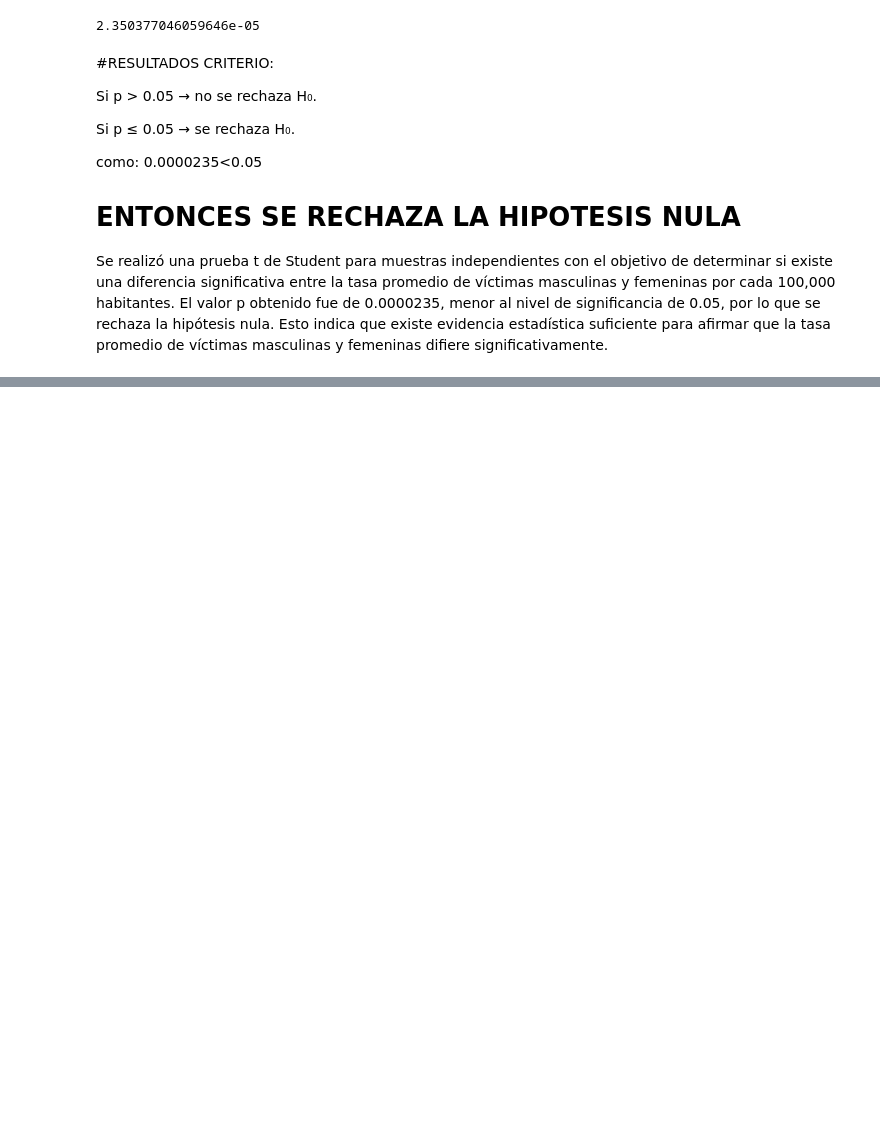
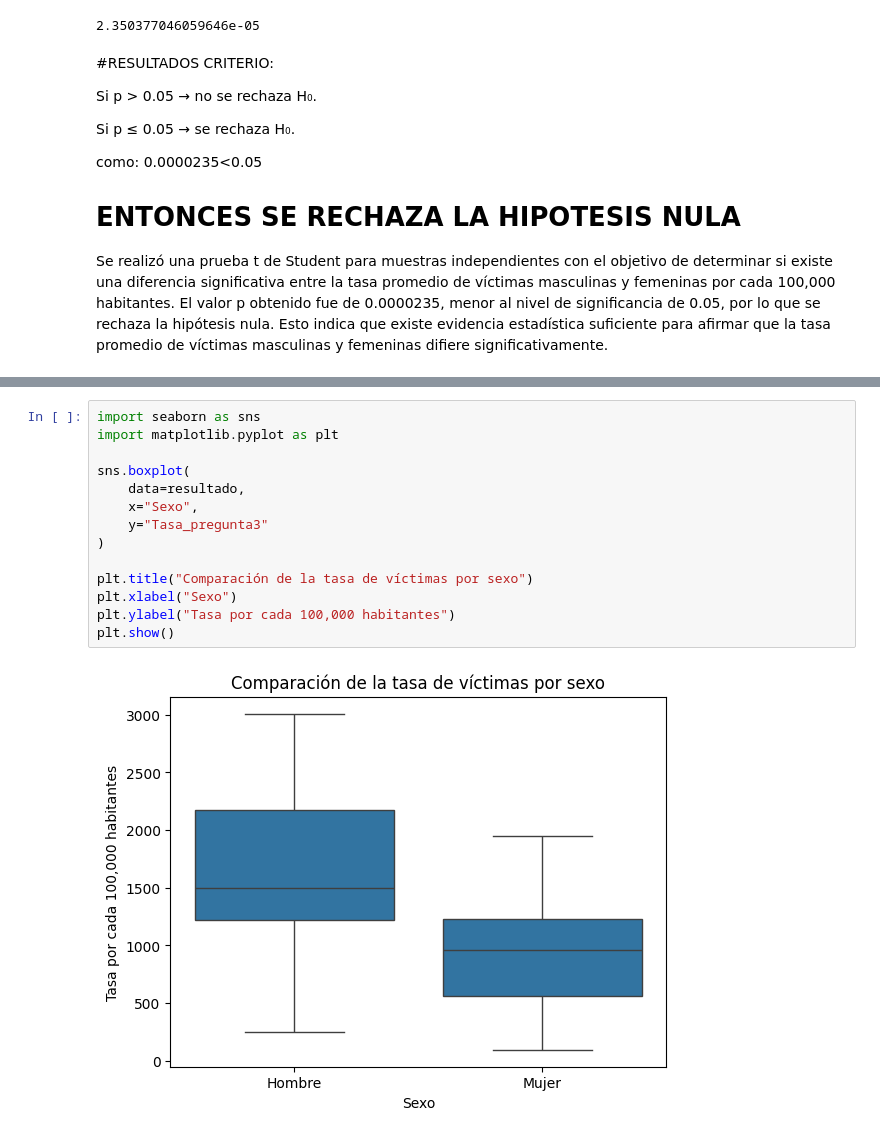
Before and after one commit to Mariel-Huerta-Esc/temas-selectos-bases-datos, a Jupyter notebook: proyecto/NUEVO.ipynb, the cells around one changed output, grey strips where cells are left out. Saved outputs shown, nothing was run; the diff lists cells and outputs as text; blank space fills up the shorter version.

```diff
--- a/proyecto/NUEVO.ipynb
+++ b/proyecto/NUEVO.ipynb
@@ -314,0 +335,16 @@ Se realizó una prueba t de Student para muestras independientes con el objetivo
+# %%
+import seaborn as sns
+import matplotlib.pyplot as plt
+
+sns.boxplot(
+    data=resultado,
+    x="Sexo",
+    y="Tasa_pregunta3"
+)
+
+plt.title("Comparación de la tasa de víctimas por sexo")
+plt.xlabel("Sexo")
+plt.ylabel("Tasa por cada 100,000 habitantes")
+plt.show()
+# %% [output]
+[figure, added]
```
Also changed, not shown: parts of 8 cells of this notebook, 1 other file.
